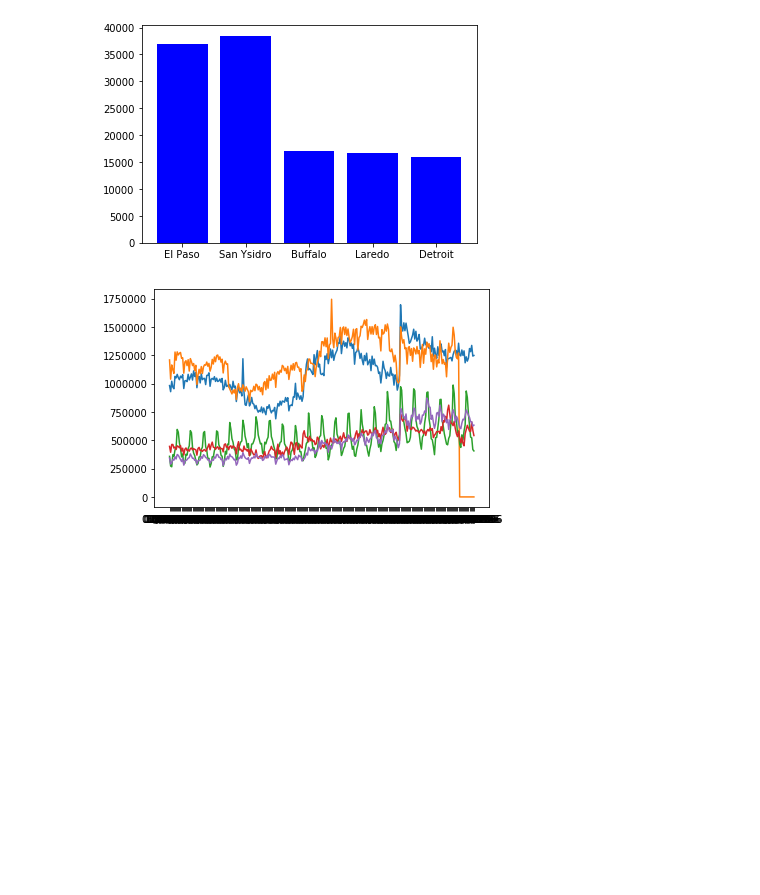
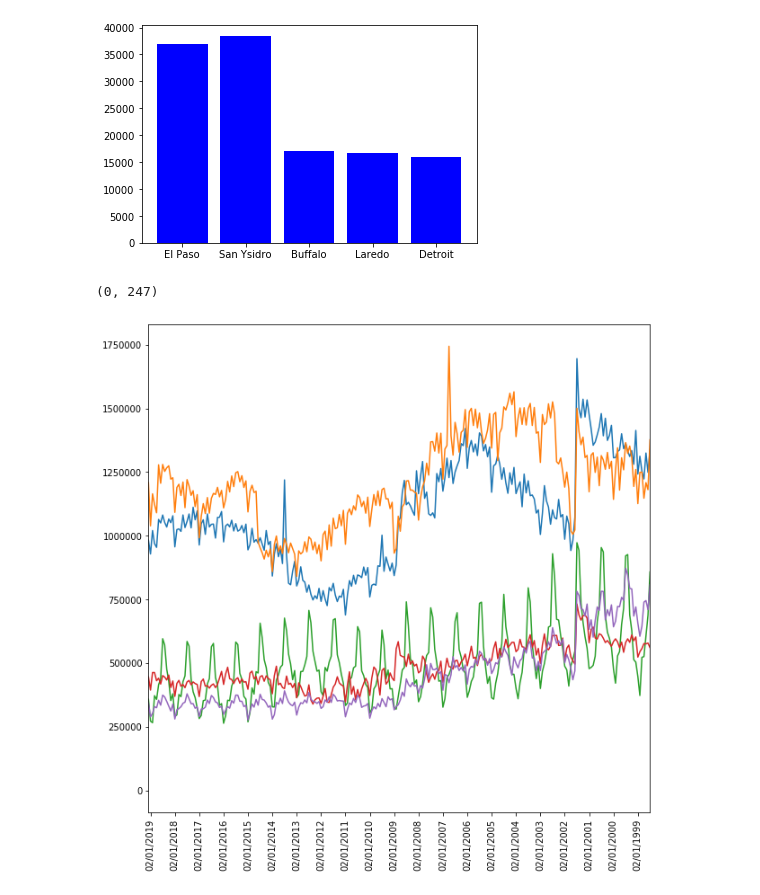
Before and after one commit to amishnerd/raptors, a Jupyter notebook: top5.ipynb, the cells around one changed output. Saved outputs shown, nothing was run; the diff lists cells and outputs as text; code cells hidden in the pictures; blank space fills up the shorter version.

```diff
--- a/top5.ipynb
+++ b/top5.ipynb
@@ -82,8 +83,13 @@ plt.xticks(tick_locations, ports)
 # %%
 ElP = plt.plot(complete.index, complete['El Paso Value'])
 SY = plt.plot(complete.index, complete['San Ysidro Value'])
 BNF = plt.plot(complete.index, complete['Buffalo Value'])
 Lar = plt.plot(complete.index, complete['Laredo Value'])
 Det = plt.plot(complete.index, complete['Detroit Value'])
+matplotlib.rc('figure', figsize=[10,10])
+plt.xticks(rotation='vertical')
+plt.xticks(np.arange(1, 247, 12.0))
+plt.xlim(0, 247)
 # %% [output]
+(0, 247)
-[figure, old version]
+[figure, new version]
```
Also changed, not shown: parts of 1 cell of this notebook.
